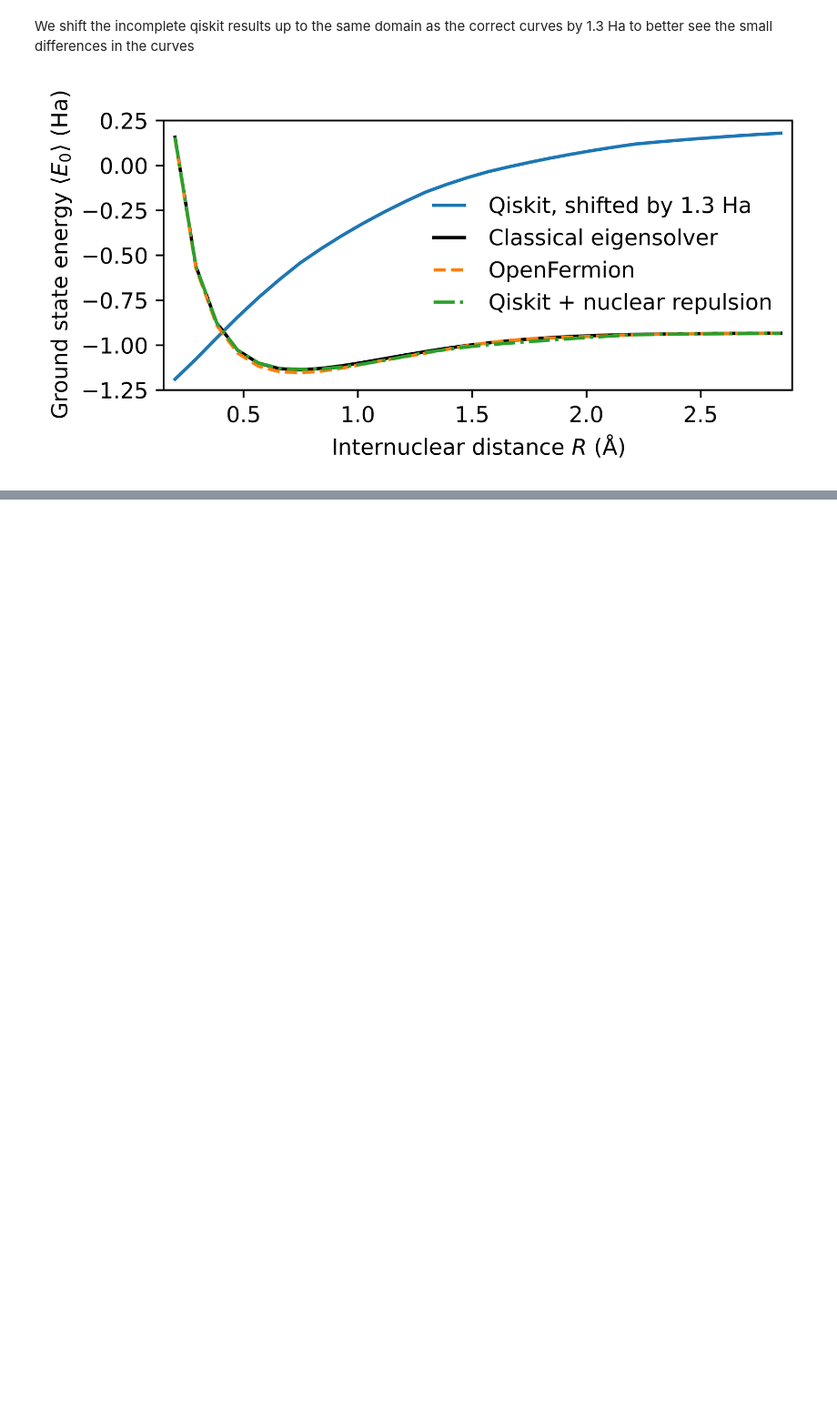
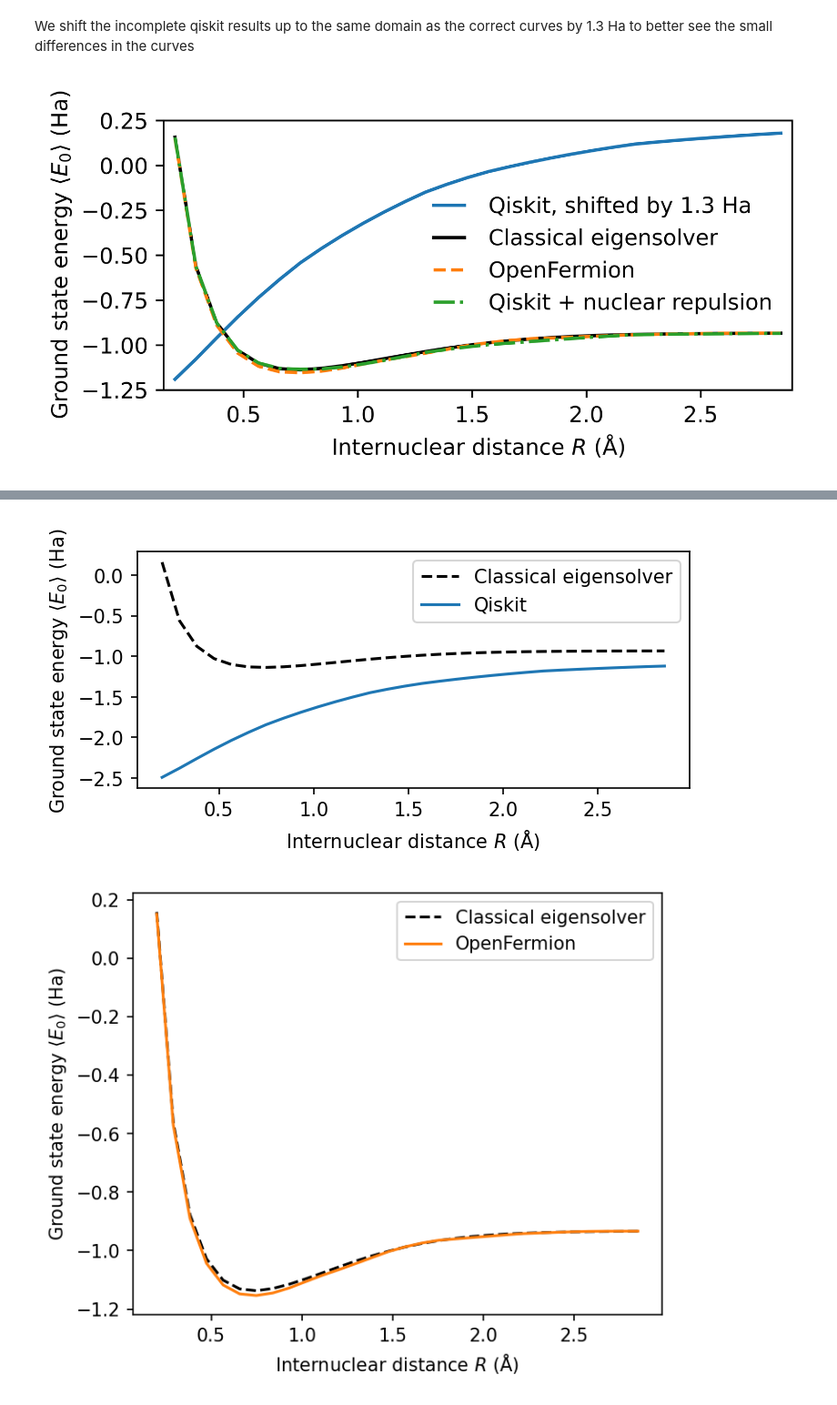
Before and after one commit to MatejHav/quantum-project-group-2, a Jupyter notebook: supporting_code.ipynb, the cells around one changed output, grey strips where cells are left out. Shown at 91% size. Cells and saved outputs as stored; diff of their text form; code cells hidden in the pictures; blank space fills up the shorter version.

```diff
--- a/supporting_code.ipynb
+++ b/supporting_code.ipynb
@@ -157,0 +188,21 @@ plt.show()
+# %%
+def energy_curve_plot(R,E,label=None,color='C0',save=False,figsize=(5,2.5)):
+    if save: dpi = 1000
+    else: dpi = 150
+    plt.figure(figsize=figsize,dpi=dpi)
+    plt.xlabel(r'Internuclear distance $R$ (Å)')
+    plt.ylabel(r'Ground state energy $\langle E_0 \rangle$ (Ha)')
+    plt.plot(res_np.points, res_np.energies,label="Classical eigensolver",c='black',ls='--')
+    plt.plot(R,E,label=label,c=color)
+    if label: plt.legend()
+    plt.tight_layout()
+    if save: plt.savefig(f'energy_curve_{label}.png')
+    plt.show()
+# %%
+save = False
+energy_curve_plot(R_range,np.min(E_QK,axis=0),label='Qiskit',color='C0',save=save,figsize=(5,2.5))
+energy_curve_plot(R_range,np.min(E_OF,axis=0),label='OpenFermion',color='C1',save=save,figsize=(5,4))
+energy_curve_plot(R_range,np.min(E_QK+nre_big,axis=0),label='Corrected Qiskit',color='C0',save=save)
+# %% [output]
+[figure, added]
+[figure, added]
```
Also changed, not shown: parts of 8 cells of this notebook.
